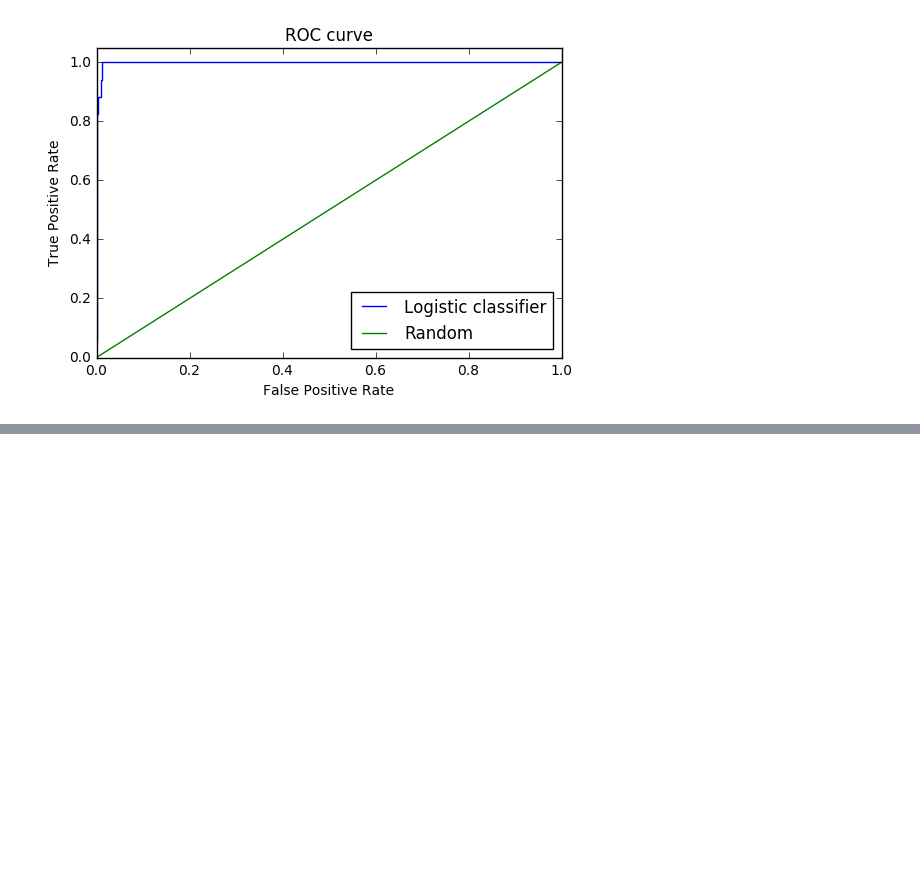
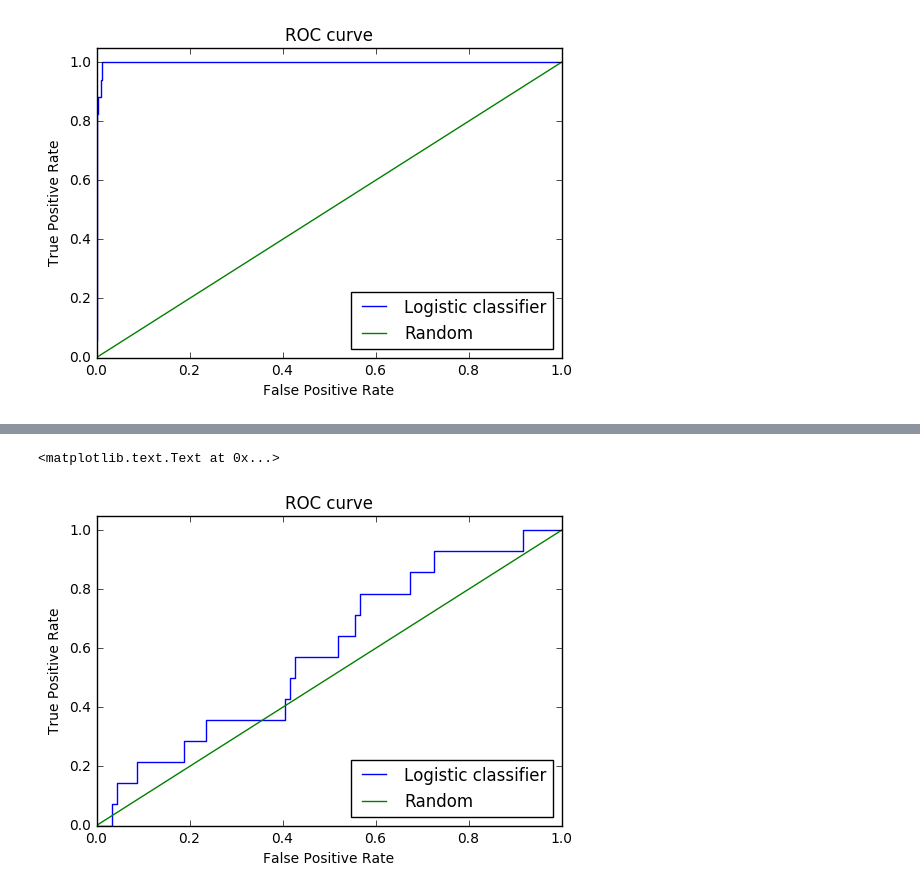
Before and after one commit to myazdani/UNICEF, a Jupyter notebook: scripts/classification.ipynb, the cells around one changed output, grey strips where cells are left out. Cells and saved outputs as stored; diff of their text form; code cells hidden in the pictures; blank space fills up the shorter version.

```diff
--- a/scripts/classification.ipynb
+++ b/scripts/classification.ipynb
@@ -134,0 +165,14 @@ np.mean(weighted_f1_scores)
+# %%
+fpr, tpr, thresholds = roc_curve(y_test, y_scores, pos_label=1)
+
+plt.plot(fpr, tpr)
+plt.plot([0,1], [0,1])
+plt.legend(["Logistic classifier", "Random"], loc = "lower right")
+plt.xlabel('False Positive Rate')
+plt.ylabel('True Positive Rate')
+plt.ylim([0.0, 1.05])
+plt.xlim([0.0, 1.0])
+plt.title("ROC curve")
+# %% [output]
+<matplotlib.text.Text at 0x...>
+[figure, added]
```
Also changed, not shown: parts of 10 cells of this notebook.
